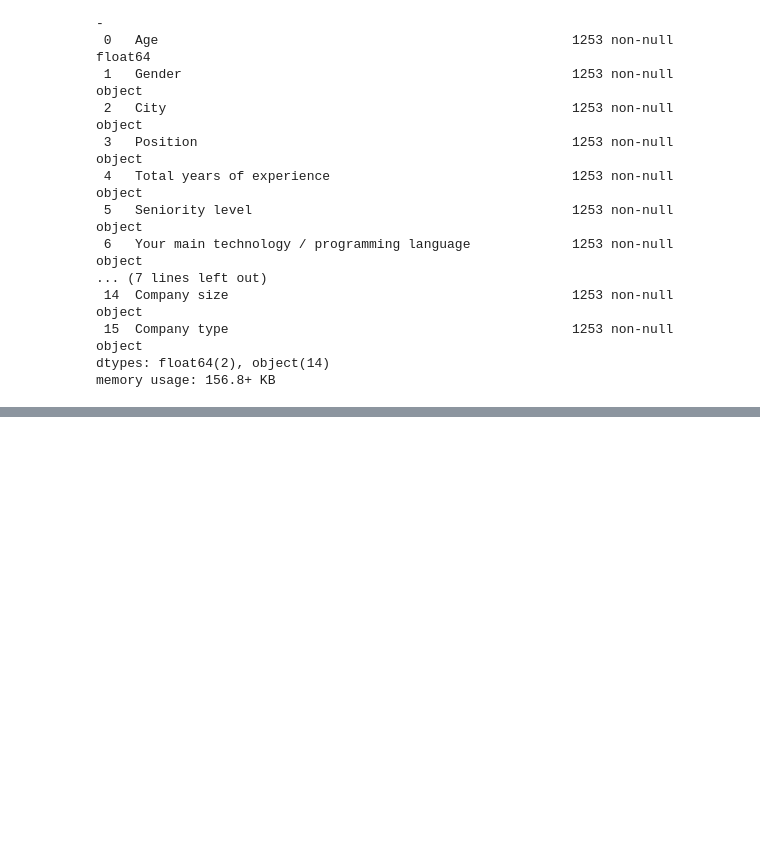
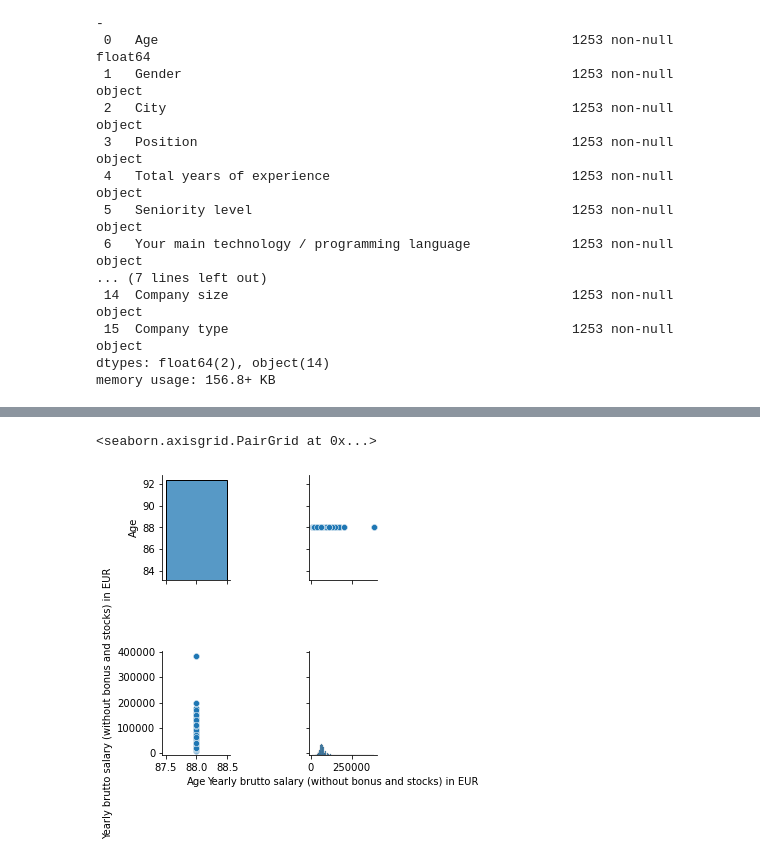
Before and after one commit to SidhST12/ItML_Asn_2_Students, a Jupyter notebook: assignment_2_start.ipynb, the cells around one changed output, grey strips where cells are left out. Cells and saved outputs as stored; diff of their text form; code cells hidden in the pictures; blank space fills up the shorter version.

```diff
--- a/assignment_2_start.ipynb
+++ b/assignment_2_start.ipynb
@@ -359,0 +355,5 @@ sns.boxplot(x='Gender',y='Yearly brutto salary (without bonus and stocks) in EUR
+# %%
+sns.pairplot(df)
+# %% [output]
+<seaborn.axisgrid.PairGrid at 0x...>
+[figure, added]
```
Also changed, not shown: parts of 18 cells of this notebook.
